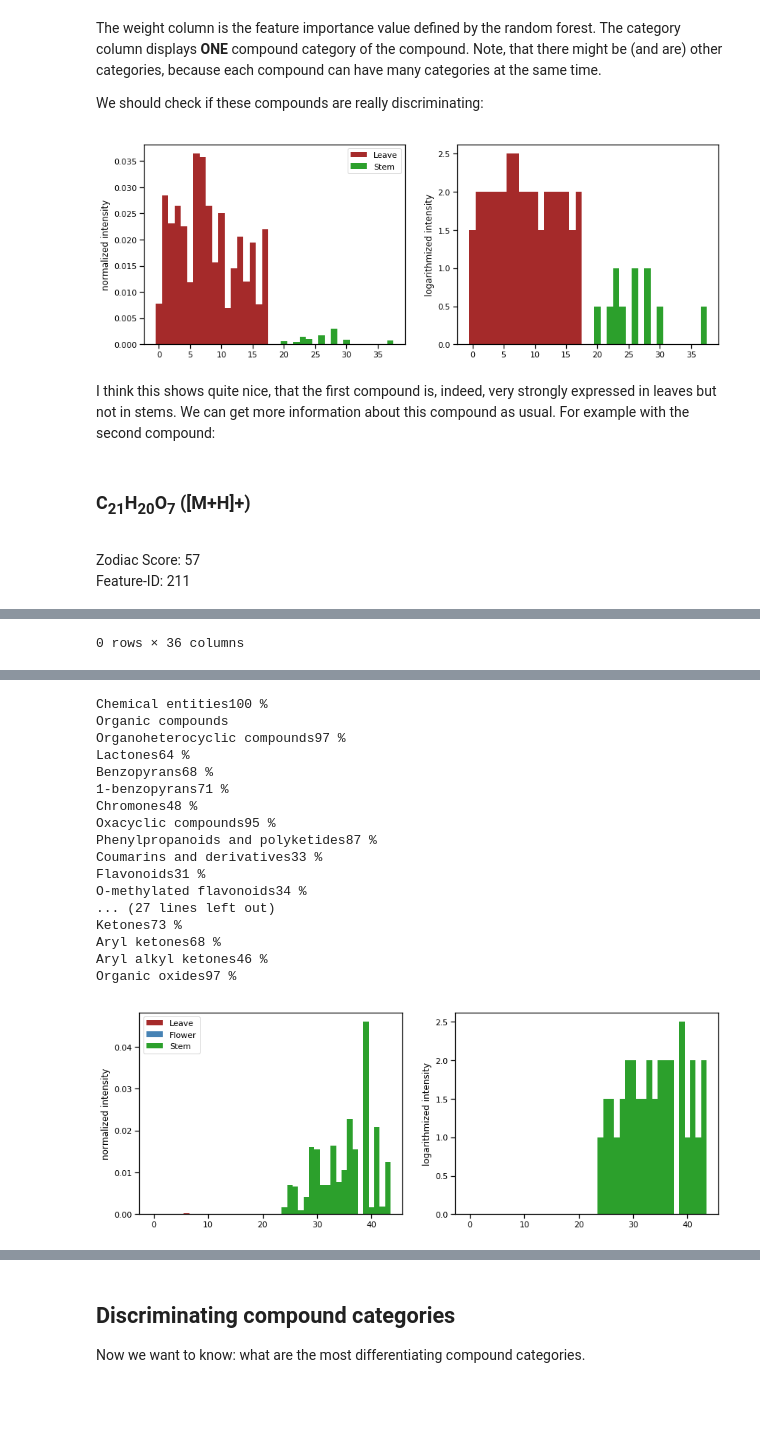
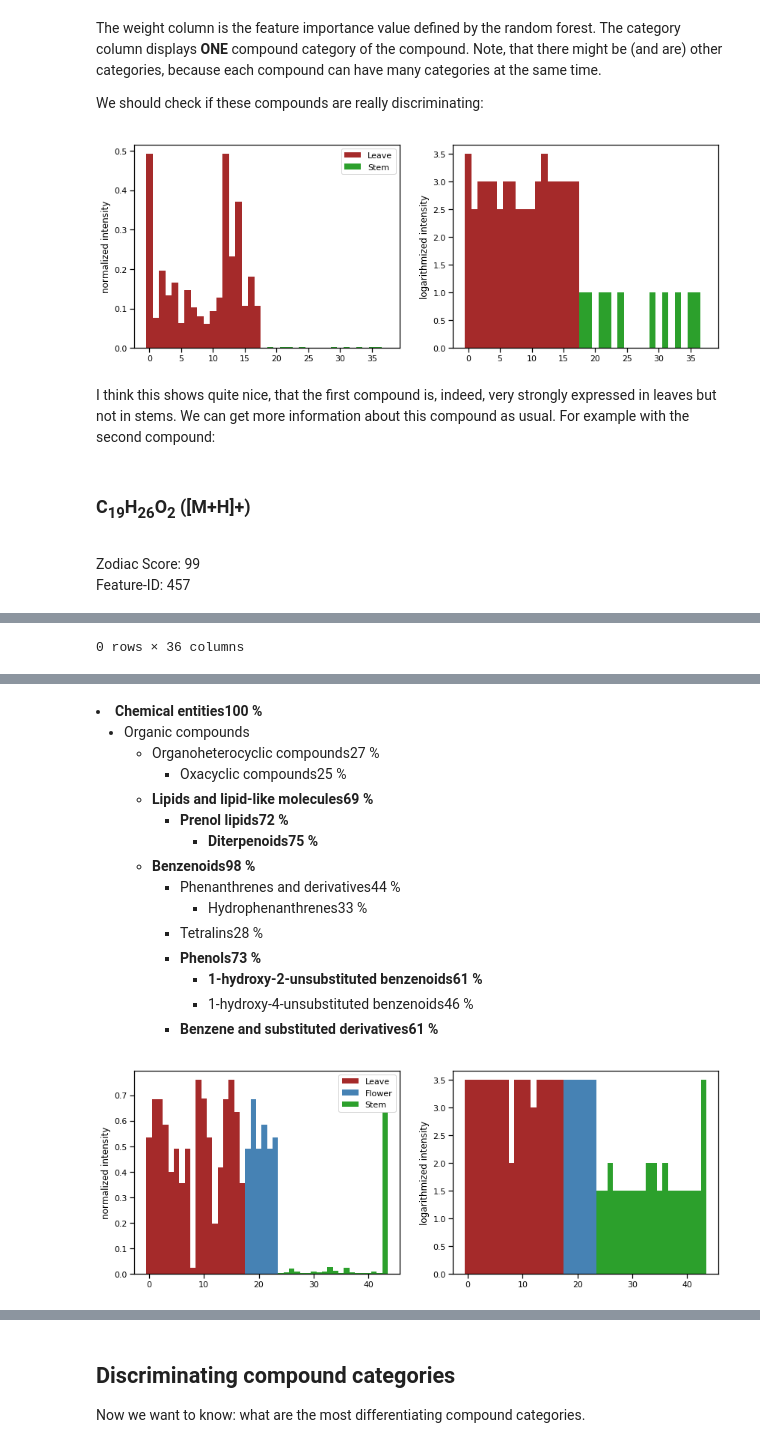
Before and after one commit to kaibioinfo/canopus_treemap, a Jupyter notebook: Tutorial.ipynb, the cells around one changed output, grey strips where cells are left out. Drawn from its saved outputs; the diff is of its cells as text; code cells hidden in the pictures; blank space fills up the shorter version.

```diff
--- a/Tutorial.ipynb
+++ b/Tutorial.ipynb
@@ -34,7 +34,7 @@ We will demonstrate the whole processing on a small example of the rosmarine dat
 
 Now we can start with the Jupyter notebook analysis. We initialize the Canopus object with the name of the SIRIUS and GNPS folders. I use the short variable name C, because we will use this variable a lot.
 # %%
-C = Canopus(sirius="sirius_rosmarin", gnps="rosmarin_gnps")
+C = Canopus(sirius="sirius_rosmarin", gnps="gnps_rosmarin")
 # %% [markdown]
 # CANOPUS data analysis
 
@@ -135,0 +131,3 @@ C.histogram("112")
+# %%
+plt.rc("figure", figsize=(14,5))
+C.histogram("15")
@@ -268,17 +269,17 @@ The weight column is the feature importance value defined by the random forest.
 
 We should check if these compounds are really discriminating:
 # %%
-C.histogram("422", ["Leave", "Stem"])
+C.histogram("746", ["Leave", "Stem"])
 # %% [output]
-[figure, old version]
+[figure, new version]
 # %% [markdown]
 I think this shows quite nice, that the first compound is, indeed, very strongly expressed in leaves but not in stems. We can get more information about this compound as usual. For example with the second compound:
 # %%
-C.describe(211)
+C.describe(457)
 # %% [output]
-C21H20O7 ([M+H]+)
-Zodiac Score: 57
-Feature-ID: 211
+C19H26O2 ([M+H]+)
+Zodiac Score: 99
+Feature-ID: 457
 |  | #Scan# | Adduct | CAS_Number | Charge | Compound_Name | Compound_Source | Data_Collector | ExactMass | ... |
 0 rows × 36 columns
 |  | rank | formulaRank | CSI:FingerID_Score | molecularFormula | adduct | InChIkey2D | InChI | name | ... |
@@ -295,18 +296,16 @@ Feature-ID: 211
-Chemical entities100 %
-Organic compounds
-Organoheterocyclic compounds97 %
-Lactones64 %
-Benzopyrans68 %
-1-benzopyrans71 %
-Chromones48 %
-Oxacyclic compounds95 %
-Phenylpropanoids and polyketides87 %
-Coumarins and derivatives33 %
-Flavonoids31 %
-O-methylated flavonoids34 %
-... (27 lines left out)
-Ketones73 %
-Aryl ketones68 %
-Aryl alkyl ketones46 %
-Organic oxides97 %
+Chemical entities100 %
+Organic compounds
+Organoheterocyclic compounds27 %
+Oxacyclic compounds25 %
+Lipids and lipid-like molecules69 %
+Prenol lipids72 %
+Diterpenoids75 %
+Benzenoids98 %
+Phenanthrenes and derivatives44 %
+Hydrophenanthrenes33 %
+Tetralins28 %
+Phenols73 %
+1-hydroxy-2-unsubstituted benzenoids61 %
+1-hydroxy-4-unsubstituted benzenoids46 %
+Benzene and substituted derivatives61 %
-[figure, old version]
+[figure, new version]
```
Also changed, not shown: parts of 24 cells of this notebook, 1 other file.
